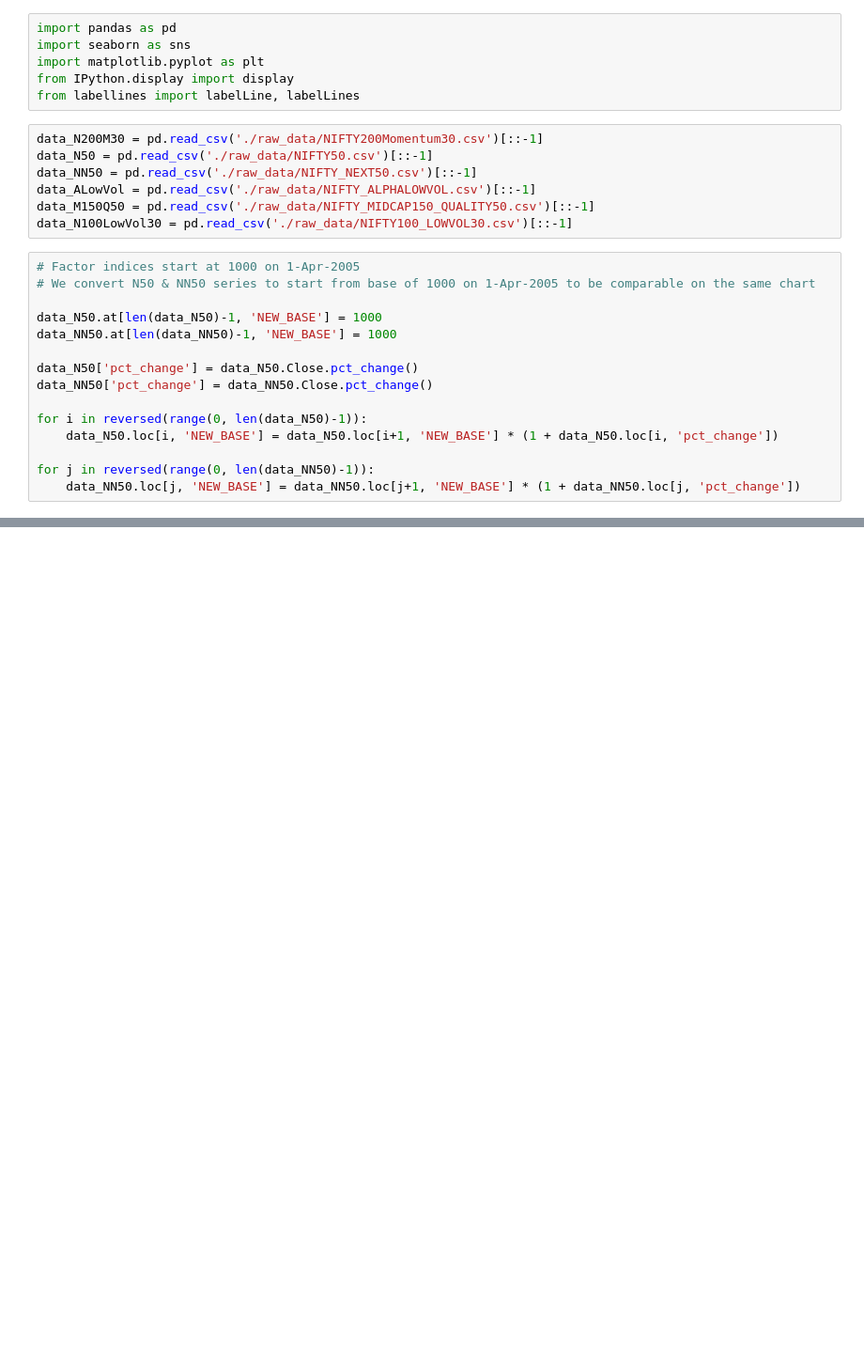
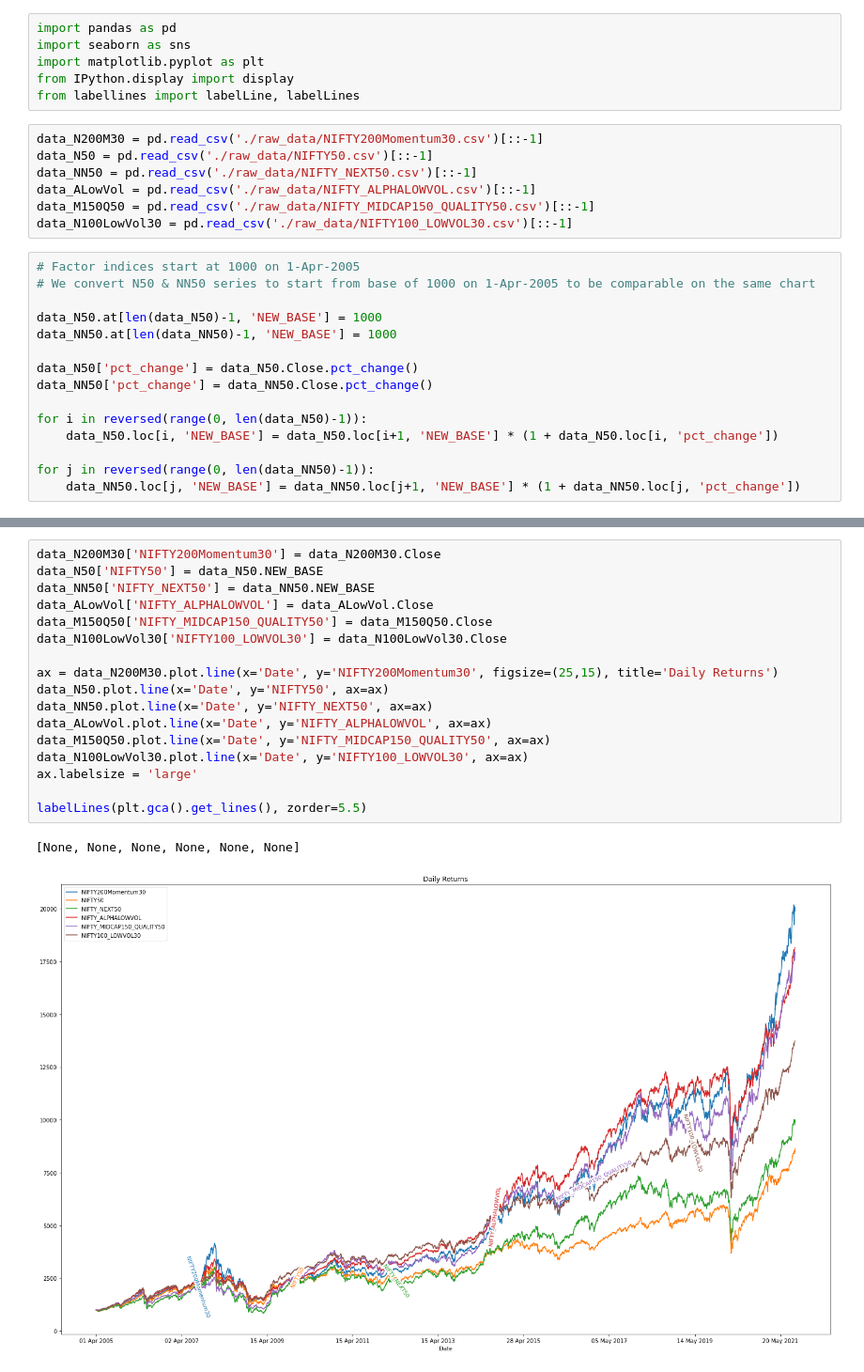
Before and after one commit to test-v1/finance_playground, a Jupyter notebook: compare_factor_indices.ipynb, the cells around one changed output, grey strips where cells are left out. Shown at 94% size. Cells and saved outputs as stored; diff of their text form; blank space fills up the shorter version.

```diff
--- a/compare_factor_indices.ipynb
+++ b/compare_factor_indices.ipynb
@@ -64,0 +65,20 @@ plot_rolling_returns(years=10)
+# %%
+data_N200M30['NIFTY200Momentum30'] = data_N200M30.Close
+data_N50['NIFTY50'] = data_N50.NEW_BASE
+data_NN50['NIFTY_NEXT50'] = data_NN50.NEW_BASE
+data_ALowVol['NIFTY_ALPHALOWVOL'] = data_ALowVol.Close
+data_M150Q50['NIFTY_MIDCAP150_QUALITY50'] = data_M150Q50.Close
+data_N100LowVol30['NIFTY100_LOWVOL30'] = data_N100LowVol30.Close
+
+ax = data_N200M30.plot.line(x='Date', y='NIFTY200Momentum30', figsize=(25,15), title='Daily Returns')
+data_N50.plot.line(x='Date', y='NIFTY50', ax=ax)
+data_NN50.plot.line(x='Date', y='NIFTY_NEXT50', ax=ax)
+data_ALowVol.plot.line(x='Date', y='NIFTY_ALPHALOWVOL', ax=ax)
+data_M150Q50.plot.line(x='Date', y='NIFTY_MIDCAP150_QUALITY50', ax=ax)
+data_N100LowVol30.plot.line(x='Date', y='NIFTY100_LOWVOL30', ax=ax)
+ax.labelsize = 'large'
+
+labelLines(plt.gca().get_lines(), zorder=5.5)
+# %% [output]
+[None, None, None, None, None, None]
+[figure, added]
```
Also changed, not shown: parts of 5 cells of this notebook.
